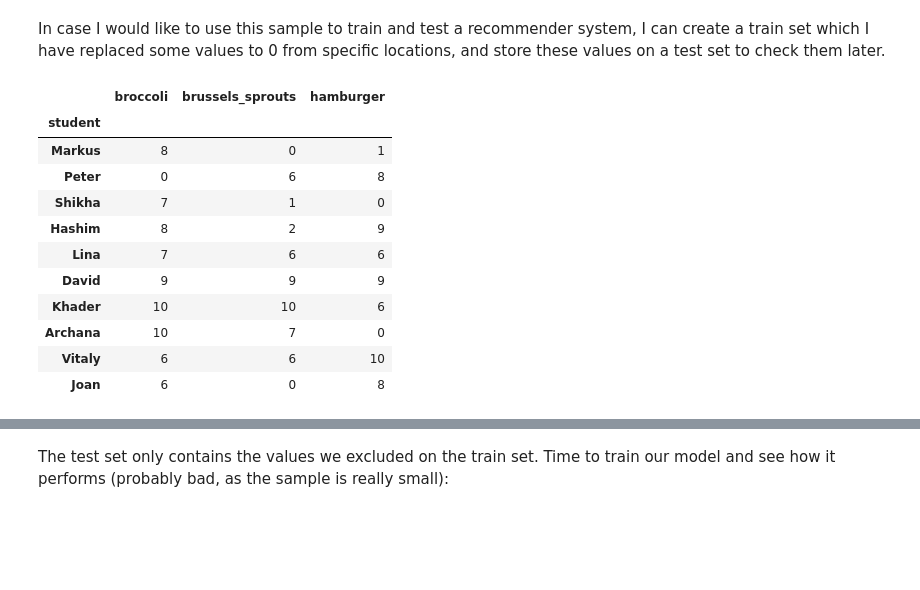
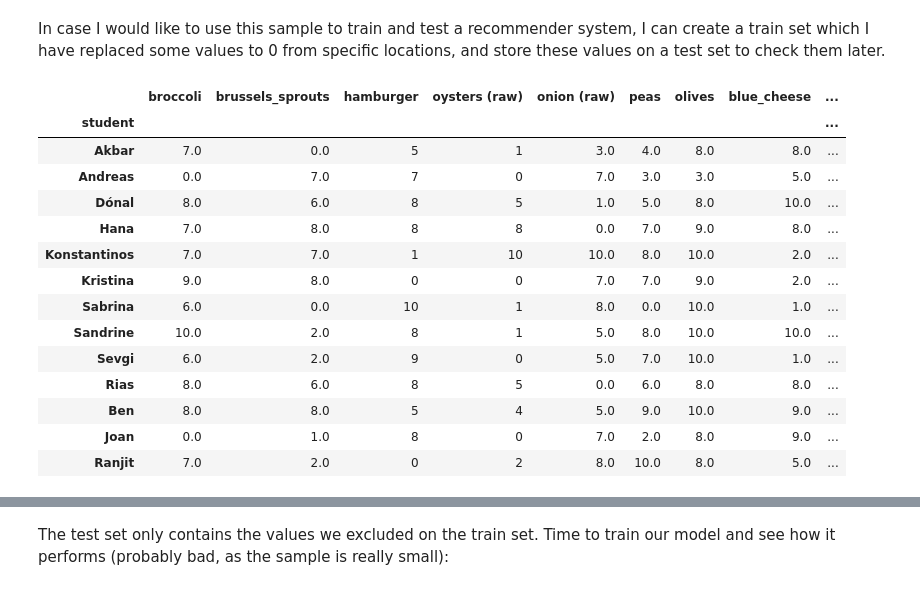
Before and after one commit to hanaamulic/WBSFLIX-recommendations, a Jupyter notebook: cosine-recommender.ipynb, the cells around one changed output, grey strips where cells are left out. Drawn from its saved outputs; the diff is of its cells as text; code cells hidden in the pictures; blank space fills up the shorter version.

```diff
--- a/cosine-recommender.ipynb
+++ b/cosine-recommender.ipynb
@@ -293,22 +333,26 @@ In case I would like to use this sample to train and test a recommender system,
 # %%
 # Train
 train = sample.copy()
 train.iloc[0,1] = 0 # markus brussel sprouts is replaced by 0
 train.iloc[1,0] = 0 # Peter broccoli is replaced by 0
+train.iloc[3,0] = 7
 train
 # %% [output]
-|  | broccoli | brussels_sprouts | hamburger |
-| student |  |  |  |
-| Markus | 8 | 0 | 1 |
-| Peter | 0 | 6 | 8 |
-| Shikha | 7 | 1 | 0 |
-| Hashim | 8 | 2 | 9 |
-| Lina | 7 | 6 | 6 |
-| David | 9 | 9 | 9 |
-| Khader | 10 | 10 | 6 |
-| Archana | 10 | 7 | 0 |
-| Vitaly | 6 | 6 | 10 |
-| Joan | 6 | 0 | 8 |
+|  | broccoli | brussels_sprouts | hamburger | oysters (raw) | onion (raw) | peas | olives | blue_cheese | ... |
+| student |  |  |  |  |  |  |  |  | ... |
+| Akbar | 7.0 | 0.0 | 5 | 1 | 3.0 | 4.0 | 8.0 | 8.0 | ... |
+| Andreas | 0.0 | 7.0 | 7 | 0 | 7.0 | 3.0 | 3.0 | 5.0 | ... |
+| Dónal | 8.0 | 6.0 | 8 | 5 | 1.0 | 5.0 | 8.0 | 10.0 | ... |
+| Hana | 7.0 | 8.0 | 8 | 8 | 0.0 | 7.0 | 9.0 | 8.0 | ... |
+| Konstantinos | 7.0 | 7.0 | 1 | 10 | 10.0 | 8.0 | 10.0 | 2.0 | ... |
+| Kristina | 9.0 | 8.0 | 0 | 0 | 7.0 | 7.0 | 9.0 | 2.0 | ... |
+| Sabrina | 6.0 | 0.0 | 10 | 1 | 8.0 | 0.0 | 10.0 | 1.0 | ... |
+| Sandrine | 10.0 | 2.0 | 8 | 1 | 5.0 | 8.0 | 10.0 | 10.0 | ... |
+| Sevgi | 6.0 | 2.0 | 9 | 0 | 5.0 | 7.0 | 10.0 | 1.0 | ... |
+| Rias | 8.0 | 6.0 | 8 | 5 | 0.0 | 6.0 | 8.0 | 8.0 | ... |
+| Ben | 8.0 | 8.0 | 5 | 4 | 5.0 | 9.0 | 10.0 | 9.0 | ... |
+| Joan | 0.0 | 1.0 | 8 | 0 | 7.0 | 2.0 | 8.0 | 9.0 | ... |
+| Ranjit | 7.0 | 2.0 | 0 | 2 | 8.0 | 10.0 | 8.0 | 5.0 | ... |
 # %%
 import numpy as np
 test = (
```
Also changed, not shown: parts of 18 cells of this notebook, 2 other files.
